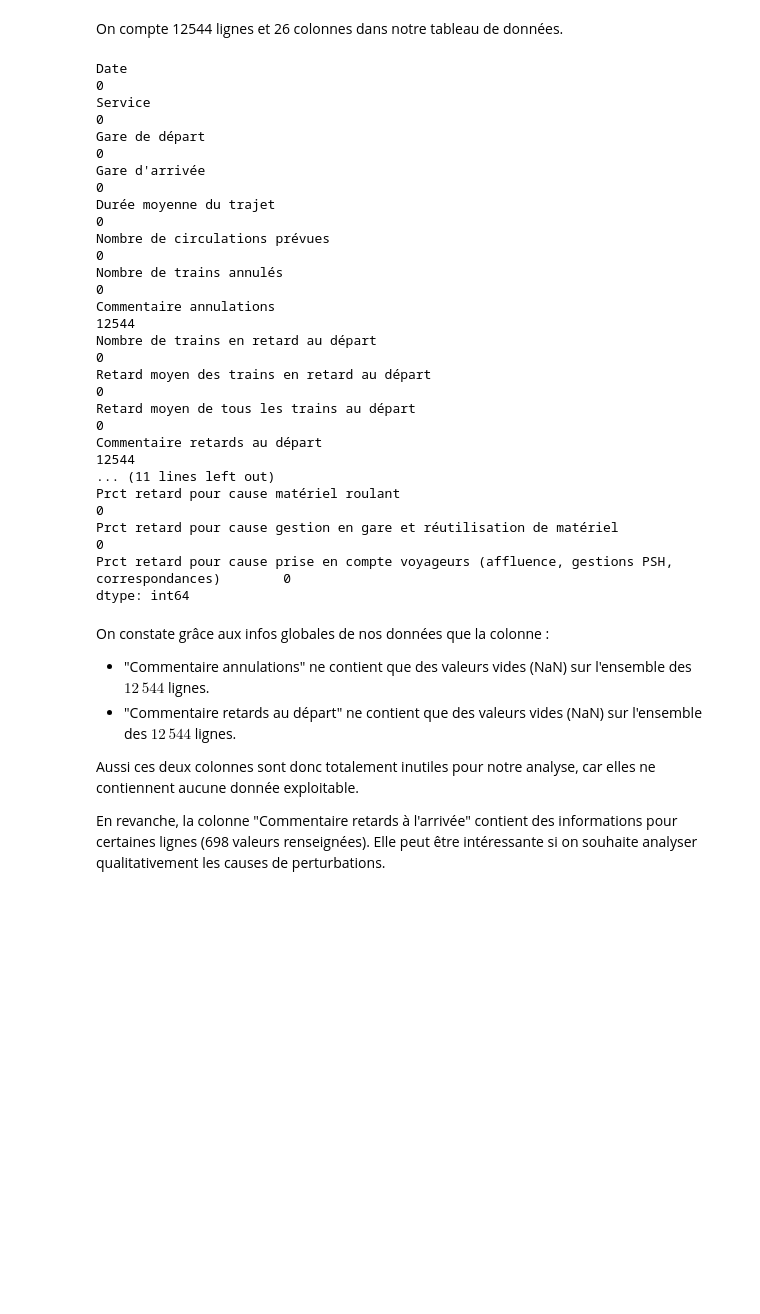
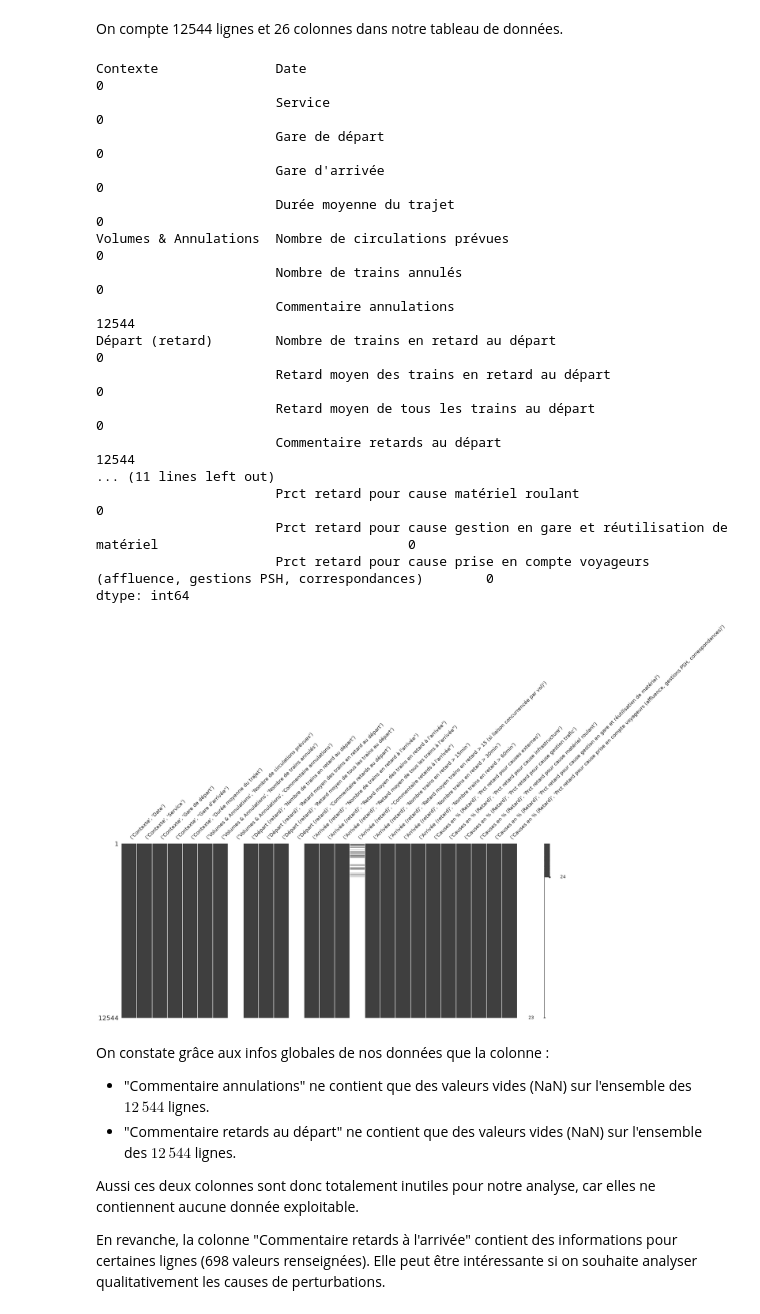
Before and after one commit to Luca-Hachani/SNCF-Project, a Jupyter notebook: poc/EDA_luca.ipynb, the cells around one changed output. Cells and saved outputs as stored; diff of their text form; code cells hidden in the pictures; blank space fills up the shorter version.

Commit message:
In-Depth EDA Analysis Focused on Train Delays and Flight Connections

```diff
--- a/poc/EDA_luca.ipynb
+++ b/poc/EDA_luca.ipynb
@@ -22,5 +30,5 @@ Le résultat de régularité global n’est ni la moyenne des résultats des 6 a
 # %%
-df = pd.read_csv("regularite-mensuelle-tgv-aqst.csv", sep=";")
+df = pd.read_csv("../data/regularite-mensuelle-tgv-aqst.csv", sep=";")
 df.head(5)
 # %% [output]
 |  | Date | Service | Gare de départ | Gare d'arrivée | Durée moyenne du trajet | Nombre de circulations prévues | ... |
@@ -53,0 +114,7 @@ memory usage: 2.5+ MB
+# %%
+# Conversion de la date
+df[("Contexte", "Date")] = pd.to_datetime(df[("Contexte", "Date")], format='%Y-%m').dt.to_period('M')
+# Conversion des types catégoriels
+df[("Contexte", "Service")] = df[("Contexte", "Service")].astype('category')
+df[("Contexte", "Gare de départ")] = df[("Contexte", "Gare de départ")].astype('category')
+df[("Contexte", "Gare d'arrivée")] = df[("Contexte", "Gare d'arrivée")].astype('category')
@@ -54,25 +131,27 @@ memory usage: 2.5+ MB
 # %% [markdown]
 On compte 12544 lignes et 26 colonnes dans notre tableau de données.
-# %%
-df.isna().sum()
-# %% [output]
-Date                                                                                               0
-Service                                                                                            0
-Gare de départ                                                                                     0
-Gare d'arrivée                                                                                     0
-Durée moyenne du trajet                                                                            0
-Nombre de circulations prévues                                                                     0
-Nombre de trains annulés                                                                           0
-Commentaire annulations                                                                        12544
-Nombre de trains en retard au départ                                                               0
-Retard moyen des trains en retard au départ                                                        0
-Retard moyen de tous les trains au départ                                                          0
-Commentaire retards au départ                                                                  12544
-... (11 lines left out)
-Prct retard pour cause matériel roulant                                                            0
-Prct retard pour cause gestion en gare et réutilisation de matériel                                0
-Prct retard pour cause prise en compte voyageurs (affluence, gestions PSH, correspondances)        0
-dtype: int64
+# %%
+msno.matrix(df)
+df.isna().sum()
+# %% [output]
+Contexte               Date                                                                                               0
+                       Service                                                                                            0
+                       Gare de départ                                                                                     0
+                       Gare d'arrivée                                                                                     0
+                       Durée moyenne du trajet                                                                            0
+Volumes & Annulations  Nombre de circulations prévues                                                                     0
+                       Nombre de trains annulés                                                                           0
+                       Commentaire annulations                                                                        12544
+Départ (retard)        Nombre de trains en retard au départ                                                               0
+                       Retard moyen des trains en retard au départ                                                        0
+                       Retard moyen de tous les trains au départ                                                          0
+                       Commentaire retards au départ                                                                  12544
+... (11 lines left out)
+                       Prct retard pour cause matériel roulant                                                            0
+                       Prct retard pour cause gestion en gare et réutilisation de matériel                                0
+                       Prct retard pour cause prise en compte voyageurs (affluence, gestions PSH, correspondances)        0
+dtype: int64
+[figure, added]
 # %% [markdown]
 On constate grâce aux infos globales de nos données que la colonne :
 
```
Also changed, not shown: parts of 21 cells of this notebook, 3 other files.
